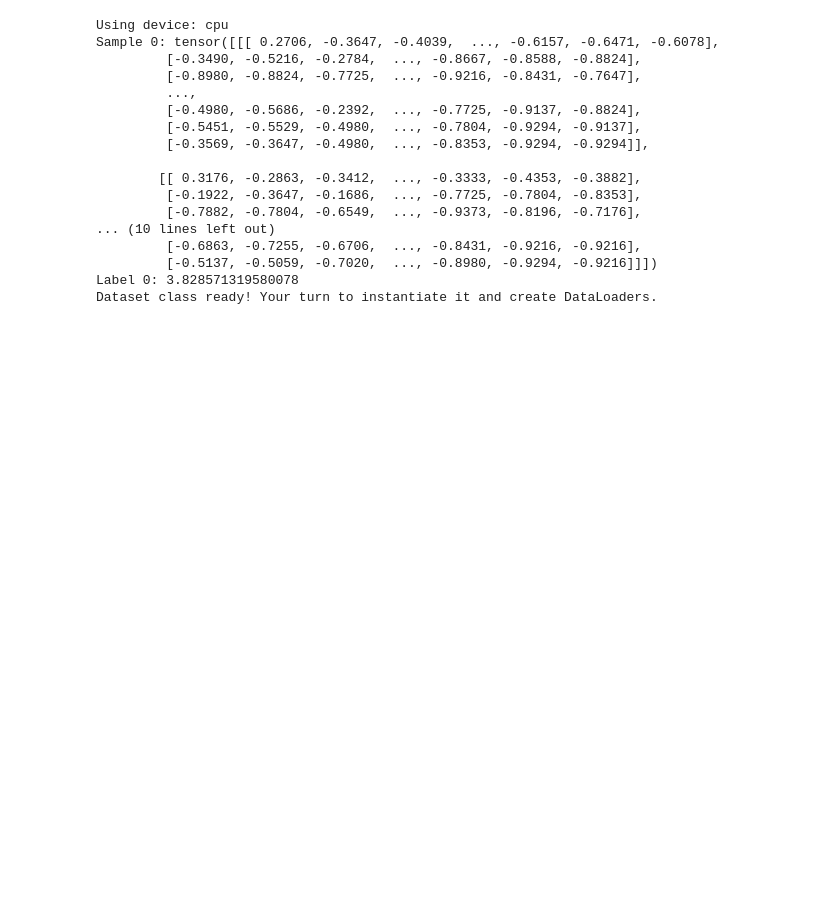
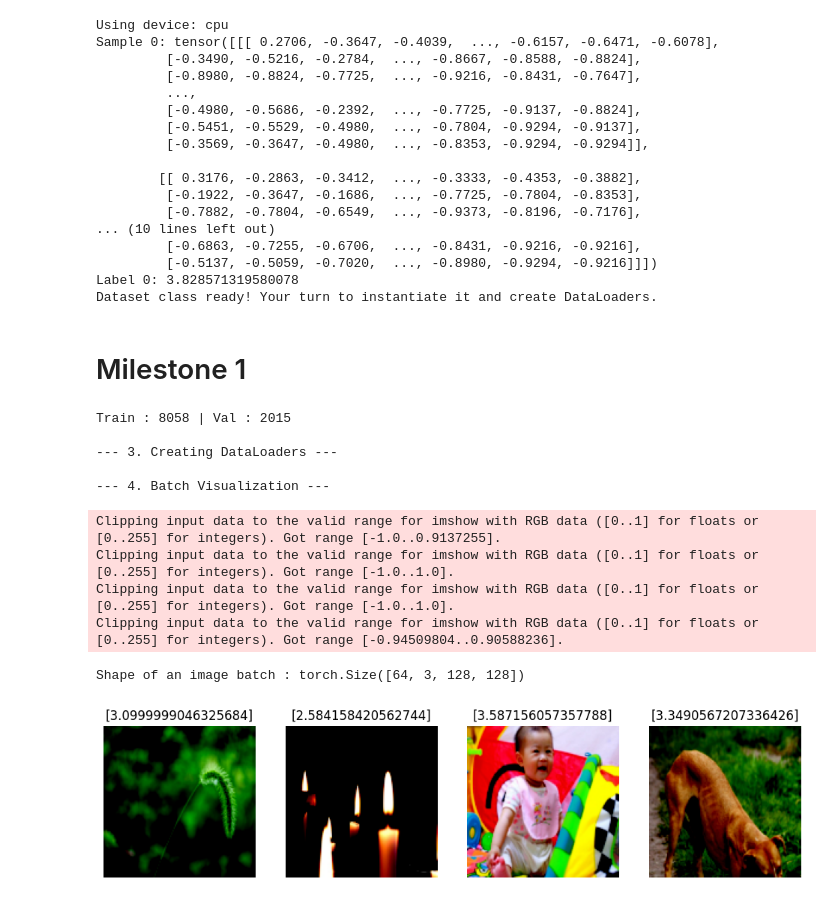
Before and after one commit to halim-njeim/deep_learning_m2_course_lab2_2026-27, a Jupyter notebook: TP2_MiniProject_2026.ipynb, the cells around one changed output. Saved outputs shown, nothing was run; the diff lists cells and outputs as text; code cells hidden in the pictures; blank space fills up the shorter version.

```diff
--- a/TP2_MiniProject_2026.ipynb
+++ b/TP2_MiniProject_2026.ipynb
@@ -144,3 +144,71 @@ Sample 0: tensor([[[ 0.2706, -0.3647, -0.4039,  ..., -0.6157, -0.6471, -0.6078],
          [-0.5137, -0.5059, -0.7020,  ..., -0.8980, -0.9294, -0.9216]]])
 Label 0: 3.828571319580078
 Dataset class ready! Your turn to instantiate it and create DataLoaders.
+# %% [markdown]
+# Milestone 1
+# %%
+generator = torch.Generator().manual_seed(123)
+
+# TODO : Divide raw_dataset into train_dataset (80%) and val_dataset (20%)
+# train_dataset, val_dataset = ...
+train_size = int(0.8 * len(dataset))
+val_size = int(len(dataset) - train_size)
+
+train_dataset, val_dataset = random_split(dataset, [train_size, val_size])
+
+print(f"Train : {len(train_dataset)} | Val : {len(val_dataset)}")
+
+print("\n--- 3. Creating DataLoaders ---")
+# The batch_size is a hyperparameter that controls the size of the batches (i.e. how many images are fed to the model at each iteration).
+batch_size = 64
+
+# TODO : Create the corresponding DataLoaders.
+# IMPORTANT : it is particularly important to shuffle (arg. shuffle=True) the train_loader
+# in order to avoid having the model memorizing the order of the images.
+# This is not necessary for the validation and test loaders.
+# train_loader = ...
+# val_loader = ...
+# test_loader = ...
+train_loader = DataLoader(
+    train_dataset,
+    batch_size=batch_size,
+    shuffle=True
+)
+
+val_loader = DataLoader(
+    val_dataset,
+    batch_size=batch_size,
+    shuffle=False
+)
+
+
+
+print("\n--- 4. Batch Visualization ---")
+
+images, labels = next(iter(train_loader))
+
+print(f"Shape of an image batch : {images.shape}")
+
+
+
+fig, axes = plt.subplots(1, 4, figsize=(12, 3))
+for i in range(4):
+
+    img = images[i].squeeze().permute(1,2,0)
+    axes[i].set_title([labels[i].item()])
+
+    axes[i].imshow(img)
+    axes[i].axis('off')
+plt.show()
+# %% [output]
+Train : 8058 | Val : 2015
+
+--- 3. Creating DataLoaders ---
+
+--- 4. Batch Visualization ---
+Clipping input data to the valid range for imshow with RGB data ([0..1] for floats or [0..255] for integers). Got range [-1.0..0.9137255].
+Clipping input data to the valid range for imshow with RGB data ([0..1] for floats or [0..255] for integers). Got range [-1.0..1.0].
+Clipping input data to the valid range for imshow with RGB data ([0..1] for floats or [0..255] for integers). Got range [-1.0..1.0].
+Clipping input data to the valid range for imshow with RGB data ([0..1] for floats or [0..255] for integers). Got range [-0.94509804..0.90588236].
+Shape of an image batch : torch.Size([64, 3, 128, 128])
+[figure, added]
```
Also changed, not shown: parts of 1 cell of this notebook.
